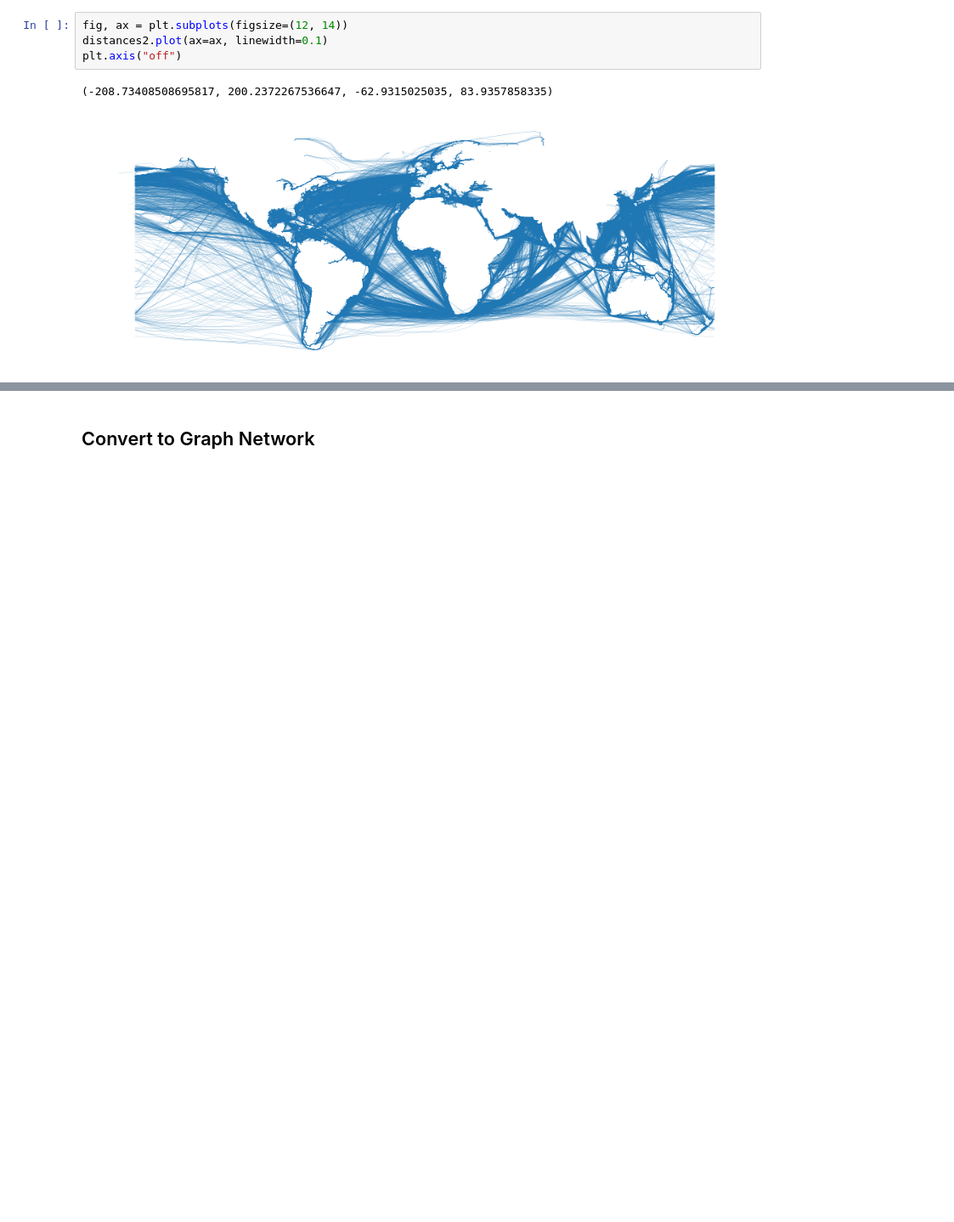
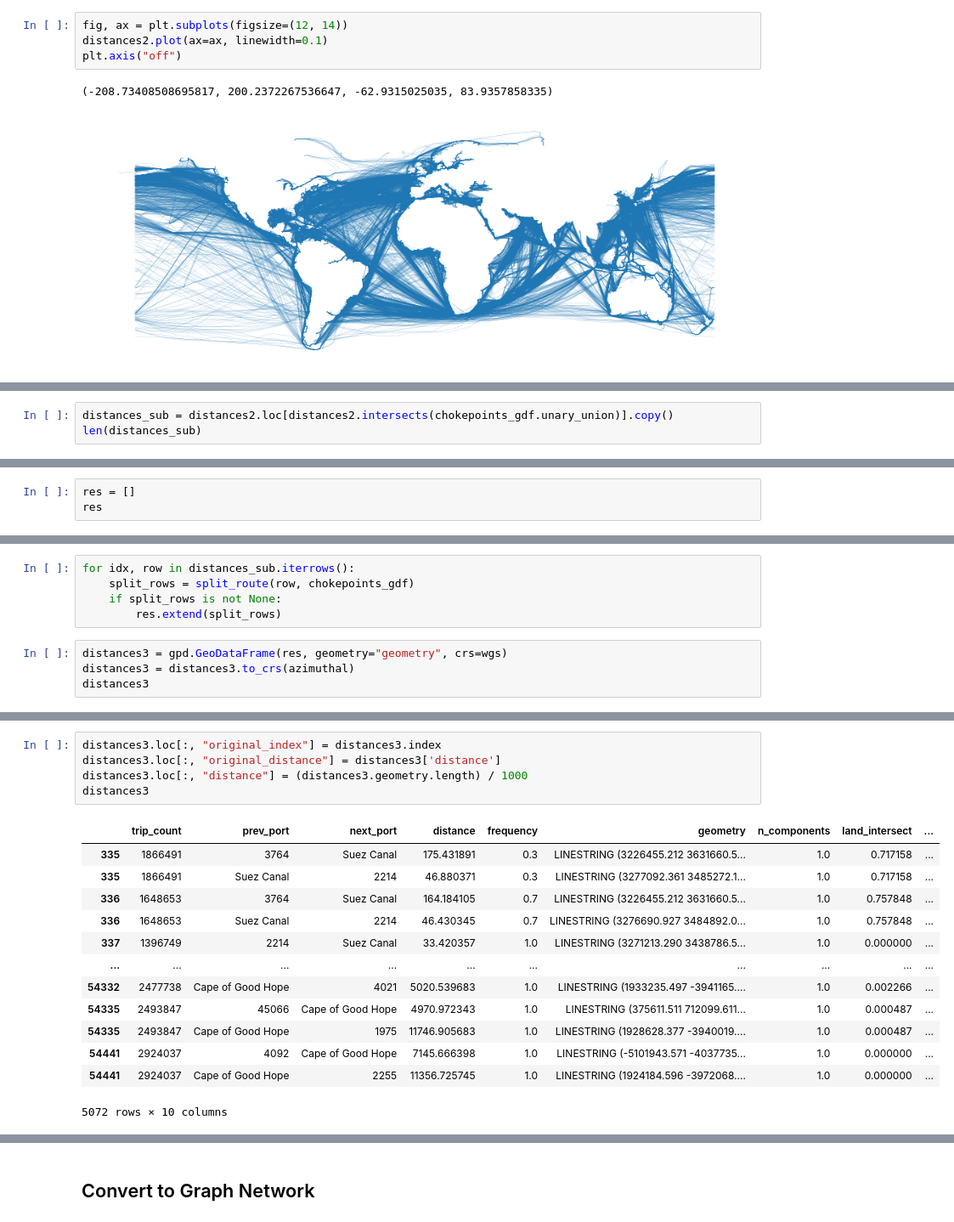
Before and after one commit to datapartnership/red-sea-monitoring, a Jupyter notebook: notebooks/routes/2-prepare-sea-routes.ipynb, the cells around one changed output, grey strips where cells are left out. Shown at 85% size. Drawn from its saved outputs; the diff is of its cells as text; blank space fills up the shorter version.

Commit message:
clip routes by chokepoints

```diff
--- a/notebooks/routes/2-prepare-sea-routes.ipynb
+++ b/notebooks/routes/2-prepare-sea-routes.ipynb
@@ -228,0 +417,3 @@ plt.axis("off")
+# %%
+distances_sub = distances2.loc[distances2.intersects(chokepoints_gdf.unary_union)].copy()
+len(distances_sub)
@@ -228,0 +422,3 @@ plt.axis("off")
+# %%
+res = []
+res
@@ -228,0 +427,9 @@ plt.axis("off")
+# %%
+for idx, row in distances_sub.iterrows():
+    split_rows = split_route(row, chokepoints_gdf)
+    if split_rows is not None:
+        res.extend(split_rows)
+# %%
+distances3 = gpd.GeoDataFrame(res, geometry="geometry", crs=wgs)
+distances3 = distances3.to_crs(azimuthal)
+distances3
@@ -228,0 +450,19 @@ plt.axis("off")
+# %%
+distances3.loc[:, "original_index"] = distances3.index
+distances3.loc[:, "original_distance"] = distances3['distance']
+distances3.loc[:, "distance"] = (distances3.geometry.length) / 1000
+distances3
+# %% [output]
+|  | trip_count | prev_port | next_port | distance | frequency | geometry | n_components | land_intersect | ... |
+| 335 | 1866491 | 3764 | Suez Canal | 175.431891 | 0.3 | LINESTRING (3226455.212 3631660.5... | 1.0 | 0.717158 | ... |
+| 335 | 1866491 | Suez Canal | 2214 | 46.880371 | 0.3 | LINESTRING (3277092.361 3485272.1... | 1.0 | 0.717158 | ... |
+| 336 | 1648653 | 3764 | Suez Canal | 164.184105 | 0.7 | LINESTRING (3226455.212 3631660.5... | 1.0 | 0.757848 | ... |
+| 336 | 1648653 | Suez Canal | 2214 | 46.430345 | 0.7 | LINESTRING (3276690.927 3484892.0... | 1.0 | 0.757848 | ... |
+| 337 | 1396749 | 2214 | Suez Canal | 33.420357 | 1.0 | LINESTRING (3271213.290 3438786.5... | 1.0 | 0.000000 | ... |
+| ... | ... | ... | ... | ... | ... | ... | ... | ... | ... |
+| 54332 | 2477738 | Cape of Good Hope | 4021 | 5020.539683 | 1.0 | LINESTRING (1933235.497 -3941165.... | 1.0 | 0.002266 | ... |
+| 54335 | 2493847 | 45066 | Cape of Good Hope | 4970.972343 | 1.0 | LINESTRING (375611.511 712099.611... | 1.0 | 0.000487 | ... |
+| 54335 | 2493847 | Cape of Good Hope | 1975 | 11746.905683 | 1.0 | LINESTRING (1928628.377 -3940019.... | 1.0 | 0.000487 | ... |
+| 54441 | 2924037 | 4092 | Cape of Good Hope | 7145.666398 | 1.0 | LINESTRING (-5101943.571 -4037735... | 1.0 | 0.000000 | ... |
+| 54441 | 2924037 | Cape of Good Hope | 2255 | 11356.725745 | 1.0 | LINESTRING (1924184.596 -3972068.... | 1.0 | 0.000000 | ... |
+5072 rows × 10 columns
```
Also changed, not shown: parts of 53 cells of this notebook, 1 other file.
